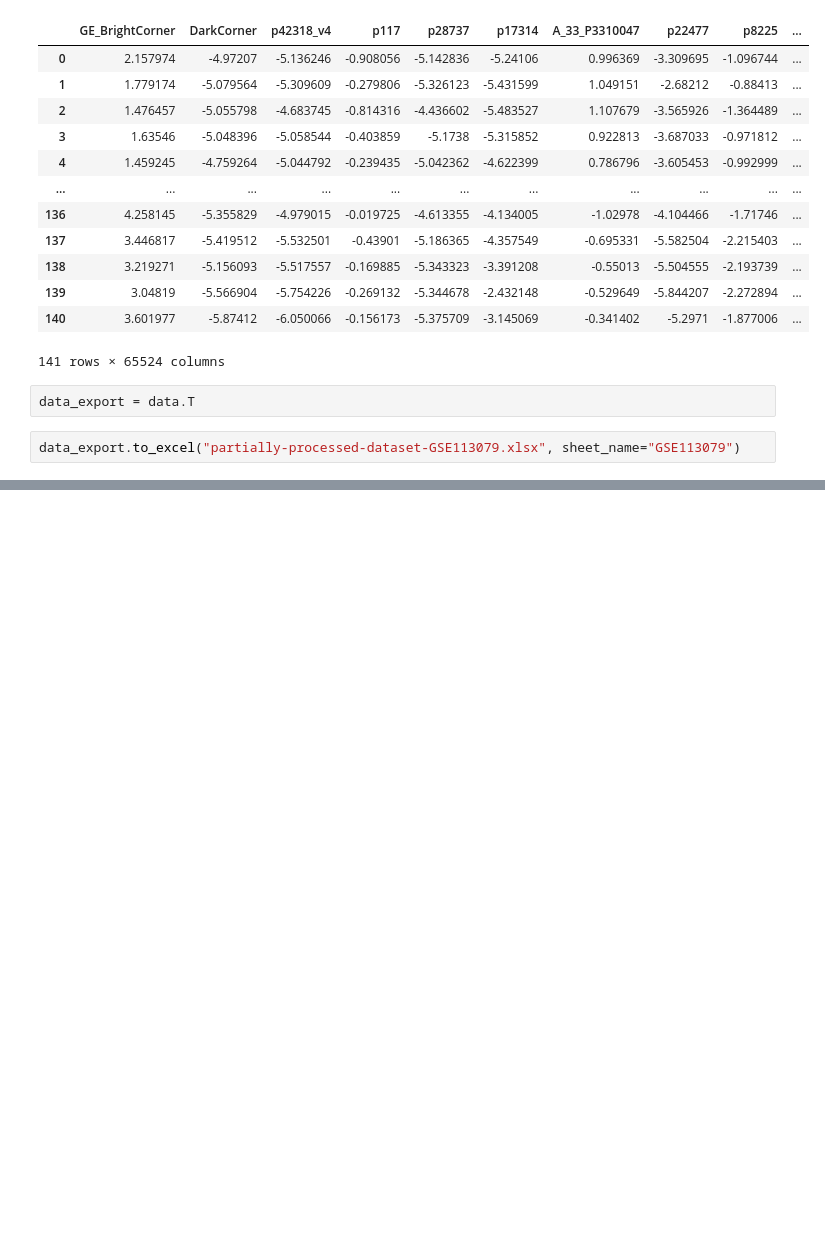
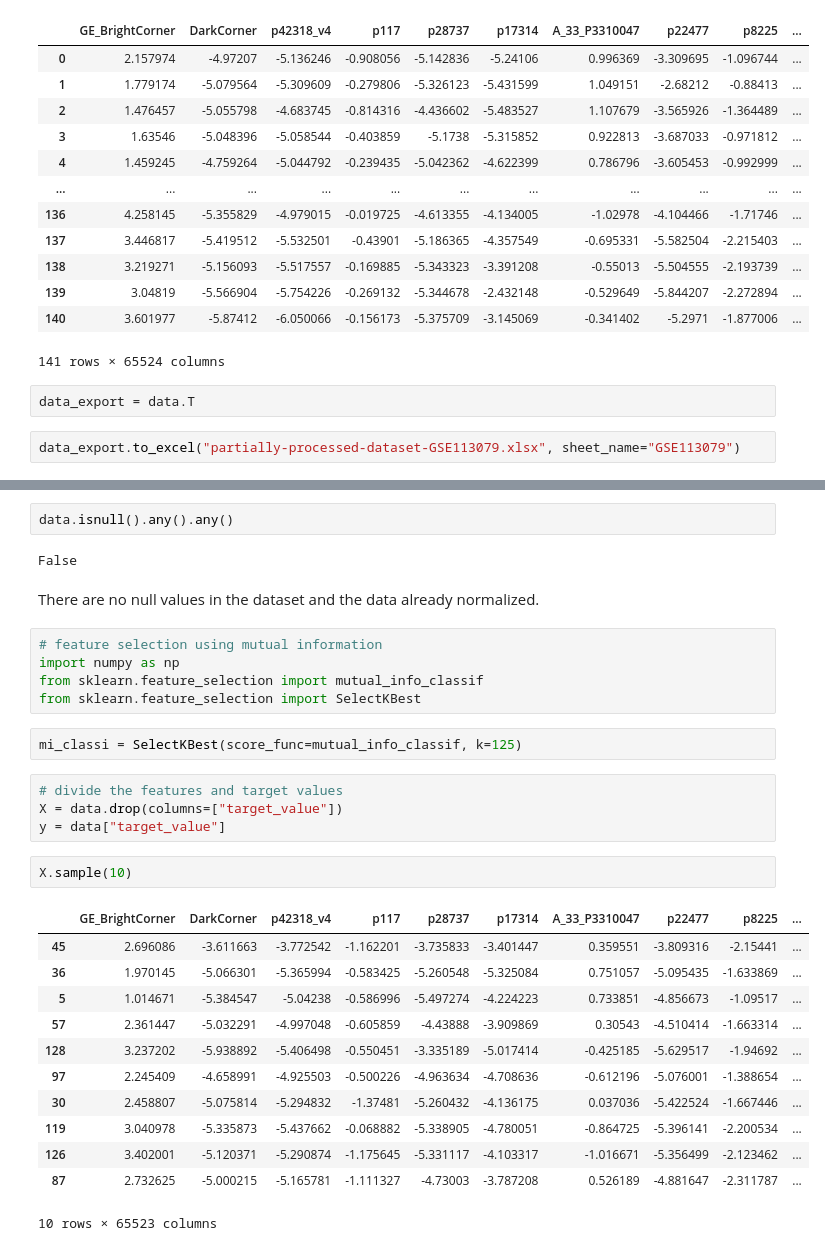
Before and after one commit to Sachira-Heshan/omic-data-and-machine-learning-in-the-identification-of-coronary-artery-disease, a Jupyter notebook: dataset_GSE113079.ipynb, the cells around one changed output, grey strips where cells are left out. Saved outputs shown, nothing was run; the diff lists cells and outputs as text; blank space fills up the shorter version.

```diff
--- a/dataset_GSE113079.ipynb
+++ b/dataset_GSE113079.ipynb
@@ -230,0 +254,32 @@ data_export.to_excel("partially-processed-dataset-GSE113079.xlsx", sheet_name="G
+# %%
+data.isnull().any().any()
+# %% [output]
+False
+# %% [markdown]
+There are no null values in the dataset and the data already normalized.
+# %%
+# feature selection using mutual information
+import numpy as np
+from sklearn.feature_selection import mutual_info_classif
+from sklearn.feature_selection import SelectKBest
+# %%
+mi_classi = SelectKBest(score_func=mutual_info_classif, k=125)
+# %%
+# divide the features and target values
+X = data.drop(columns=["target_value"])
+y = data["target_value"]
+# %%
+X.sample(10)
+# %% [output]
+|  | GE_BrightCorner | DarkCorner | p42318_v4 | p117 | p28737 | p17314 | A_33_P3310047 | p22477 | p8225 | ... |
+| 45 | 2.696086 | -3.611663 | -3.772542 | -1.162201 | -3.735833 | -3.401447 | 0.359551 | -3.809316 | -2.15441 | ... |
+| 36 | 1.970145 | -5.066301 | -5.365994 | -0.583425 | -5.260548 | -5.325084 | 0.751057 | -5.095435 | -1.633869 | ... |
+| 5 | 1.014671 | -5.384547 | -5.04238 | -0.586996 | -5.497274 | -4.224223 | 0.733851 | -4.856673 | -1.09517 | ... |
+| 57 | 2.361447 | -5.032291 | -4.997048 | -0.605859 | -4.43888 | -3.909869 | 0.30543 | -4.510414 | -1.663314 | ... |
+| 128 | 3.237202 | -5.938892 | -5.406498 | -0.550451 | -3.335189 | -5.017414 | -0.425185 | -5.629517 | -1.94692 | ... |
+| 97 | 2.245409 | -4.658991 | -4.925503 | -0.500226 | -4.963634 | -4.708636 | -0.612196 | -5.076001 | -1.388654 | ... |
+| 30 | 2.458807 | -5.075814 | -5.294832 | -1.37481 | -5.260432 | -4.136175 | 0.037036 | -5.422524 | -1.667446 | ... |
+| 119 | 3.040978 | -5.335873 | -5.437662 | -0.068882 | -5.338905 | -4.780051 | -0.864725 | -5.396141 | -2.200534 | ... |
+| 126 | 3.402001 | -5.120371 | -5.290874 | -1.175645 | -5.331117 | -4.103317 | -1.016671 | -5.356499 | -2.123462 | ... |
+| 87 | 2.732625 | -5.000215 | -5.165781 | -1.111327 | -4.73003 | -3.787208 | 0.526189 | -4.881647 | -2.311787 | ... |
+10 rows × 65523 columns
```
Also changed, not shown: parts of 24 cells of this notebook.
